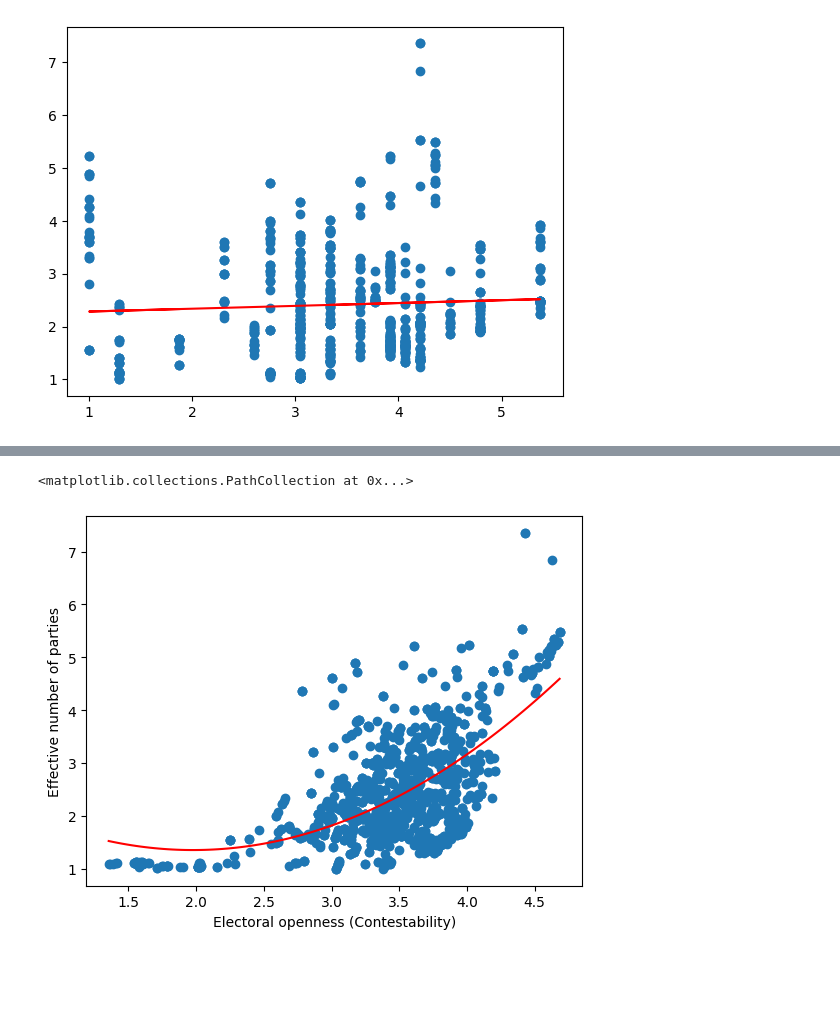
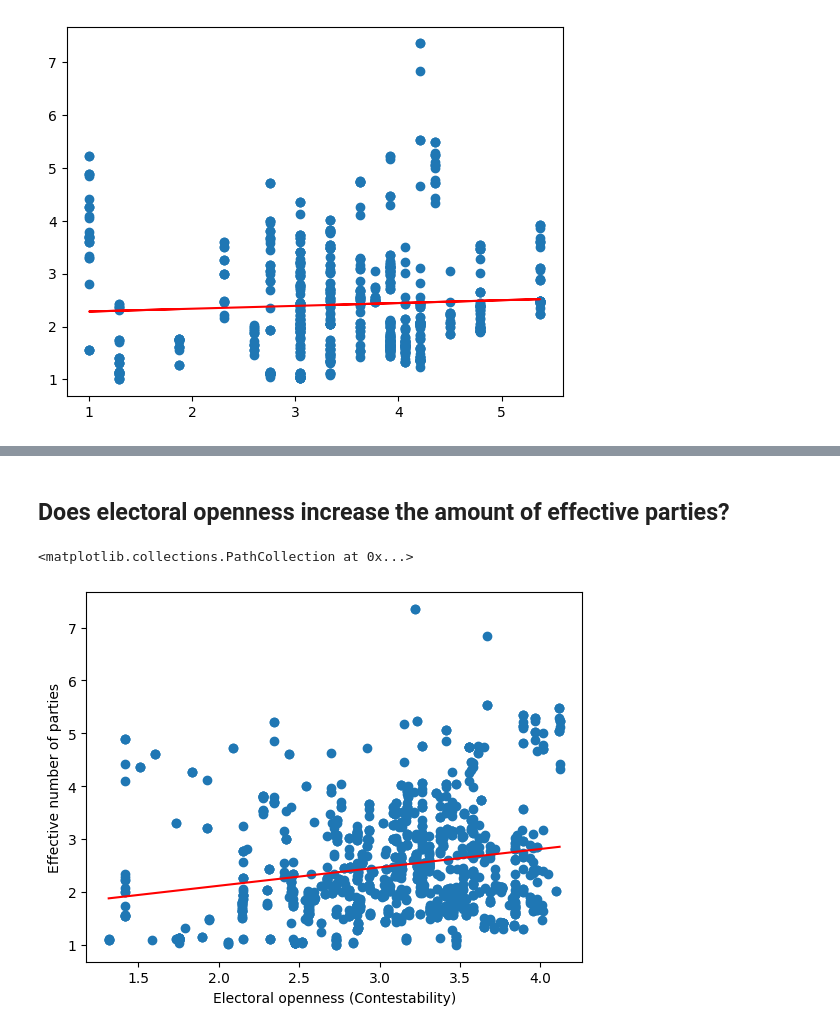
Before and after one commit to luishugoooo/python-data-science-project-3, a Jupyter notebook: q1.ipynb, the cells around one changed output, grey strips where cells are left out. Drawn from its saved outputs; the diff is of its cells as text; code cells hidden in the pictures; blank space fills up the shorter version.

```diff
--- a/q1.ipynb
+++ b/q1.ipynb
@@ -125,21 +107,24 @@ plt.scatter(x,y)
+# %% [markdown]
+## Does electoral openness increase the amount of effective parties?
 # %%
-clean_df = df[["CO_OPEN", "Enep"]].dropna()
+clean_df = df[["CO_OPEN1", "CO_OPEN3", "Enep"]].dropna()
 
 
-x = clean_df["CO_OPEN"]
+x = (clean_df["CO_OPEN1"] + clean_df["CO_OPEN3"]) / 2
 y = clean_df["Enep"]
 
-m1, m2, b = np.polyfit(x,y,2)
+m1, b = np.polyfit(x,y,1)
 
 x_line = np.linspace(x.min(), x.max(), 100)
-y_line = m1*x_line**2 + m2*x_line + b
+#y_line = m1*x_line**2 + m2*x_line + b
+y_line = m1*x_line + b
 
 plt.plot(x_line, y_line, color="red")
 
 plt.xlabel("Electoral openness (Contestability)")
 plt.ylabel("Effective number of parties")
 
 plt.scatter(x,y)
 # %% [output]
 <matplotlib.collections.PathCollection at 0x...>
-[figure, old version]
+[figure, new version]
```
Also changed, not shown: parts of 9 cells of this notebook, 4 other files.
